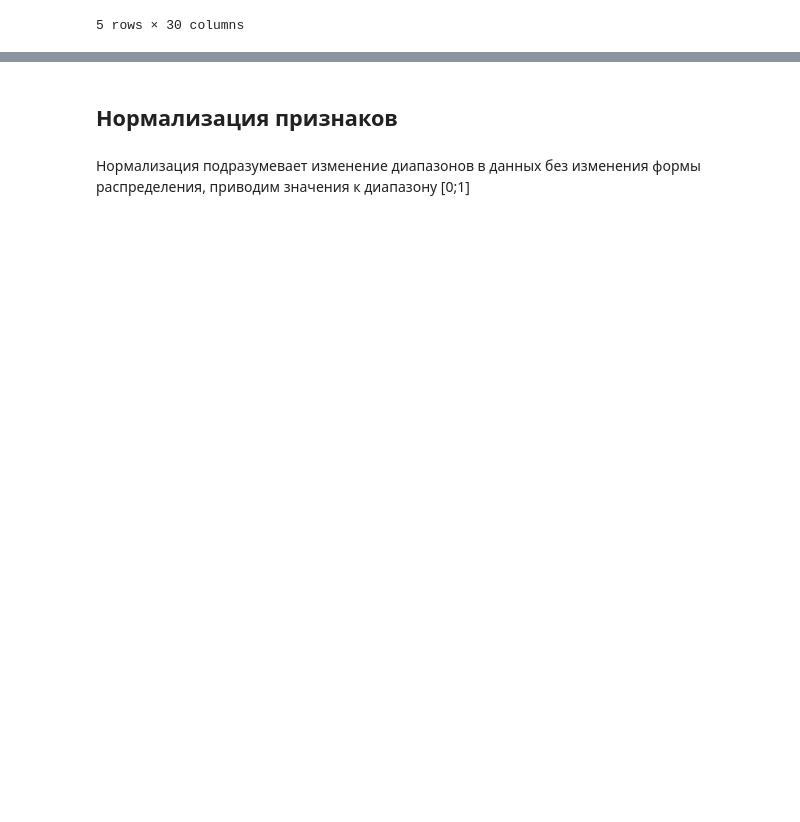
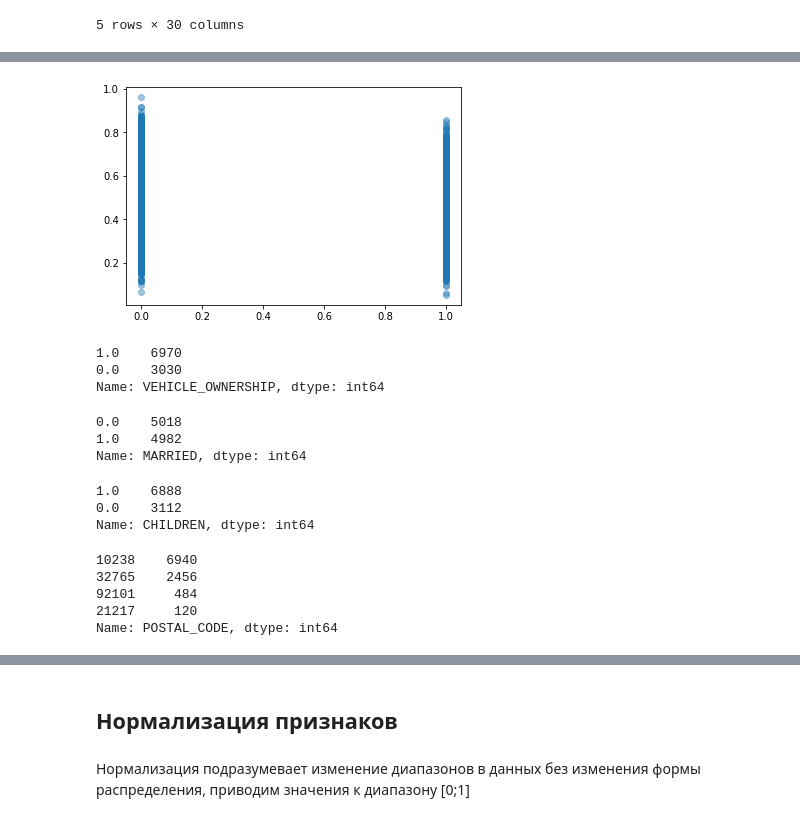
Before and after one commit to mikhalych20/ML, a Jupyter notebook: ML1.ipynb, the cells around one changed output, grey strips where cells are left out. Saved outputs shown, nothing was run; the diff lists cells and outputs as text; code cells hidden in the pictures; blank space fills up the shorter version.

```diff
--- a/ML1.ipynb
+++ b/ML1.ipynb
@@ -363,0 +384,31 @@ data_raw.head()
+# %%
+plt.scatter(data_raw['OUTCOME'], data_raw['CREDIT_SCORE'], alpha=0.4)
+pass
+# %% [output]
+[figure, added]
+# %%
+data_raw['VEHICLE_OWNERSHIP'].value_counts()
+# %% [output]
+1.0    6970
+0.0    3030
+Name: VEHICLE_OWNERSHIP, dtype: int64
+# %%
+data_raw['MARRIED'].value_counts()
+# %% [output]
+0.0    5018
+1.0    4982
+Name: MARRIED, dtype: int64
+# %%
+data_raw['CHILDREN'].value_counts()
+# %% [output]
+1.0    6888
+0.0    3112
+Name: CHILDREN, dtype: int64
+# %%
+data_raw['POSTAL_CODE'].value_counts()
+# %% [output]
+10238    6940
+32765    2456
+92101     484
+21217     120
+Name: POSTAL_CODE, dtype: int64
```
Also changed, not shown: parts of 20 cells of this notebook.
